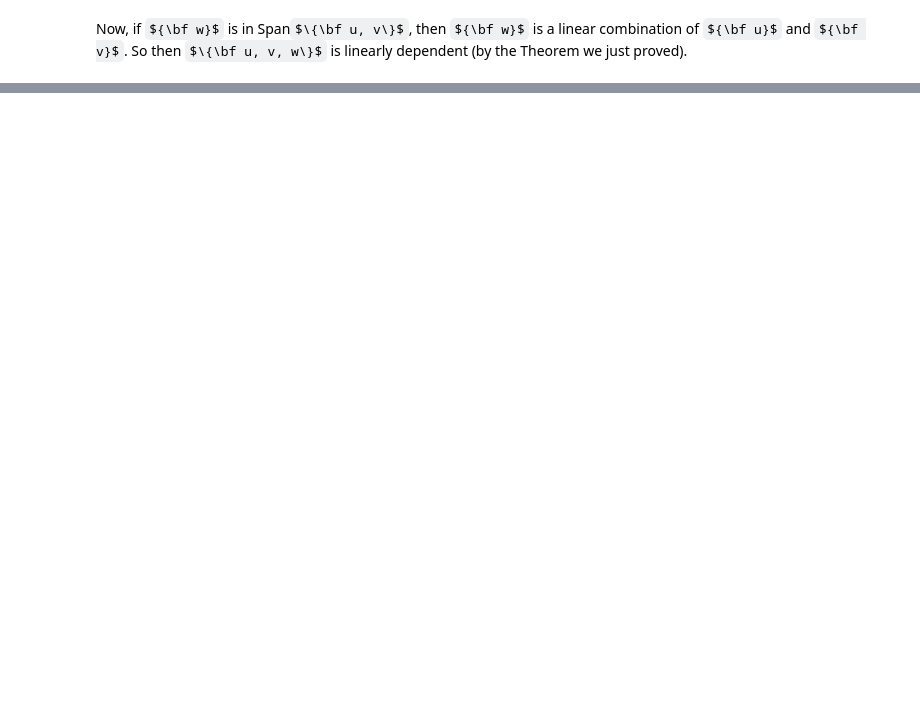
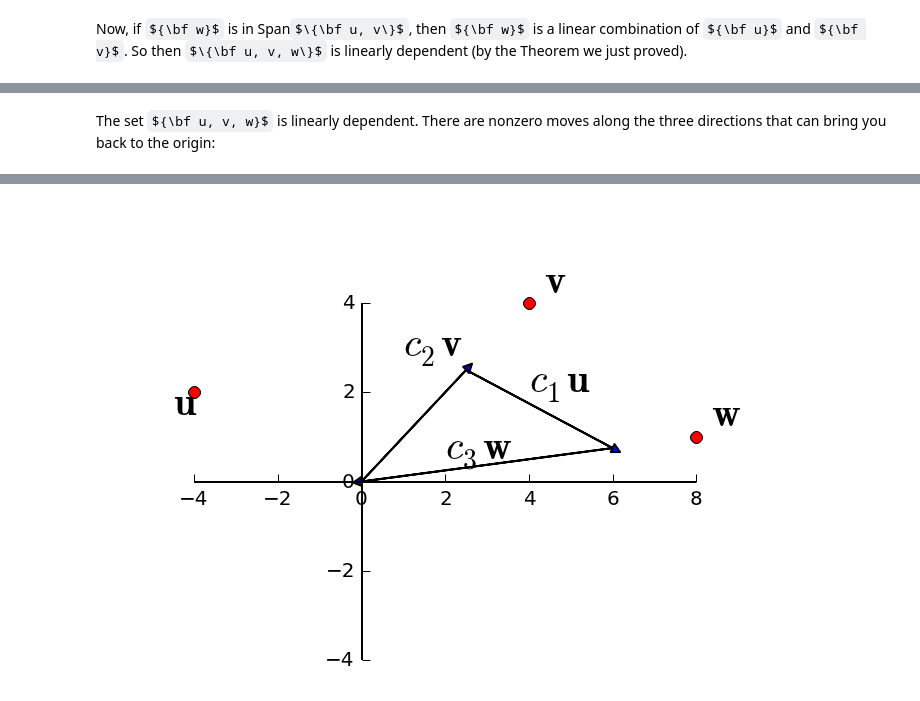
Before and after one commit to mcrovella/CS132-Geometric-Algorithms, a Jupyter notebook: L5LinearIndependence.ipynb, the cells around one changed output, grey strips where cells are left out. Saved outputs shown, nothing was run; the diff lists cells and outputs as text; code cells hidden in the pictures; some formulas as TeX source; blank space fills up the shorter version.

```diff
--- a/L5LinearIndependence.ipynb
+++ b/L5LinearIndependence.ipynb
@@ -183,0 +302,31 @@ And conversely, if
+# %% [markdown]
+The set ${\bf u, v, w}$ is linearly dependent.   There are nonzero moves along the three directions that can bring you back to the origin:
+# %%
+# No need to study this code unless you want to.
+sl.hide_code_in_slideshow()
+ax = ut.plotSetup(-6.0,10.0,-4.0,6.0)
+ut.centerAxes(ax)
+u = np.array([-2.0,1.0])
+v = np.array([2.0,2.0])
+w = np.array([4.0,0.5])
+u = 2.0*u
+v = 2.0*v
+w = 2.0*w
+ut.plotPoint(ax,u[0],u[1])
+ut.plotPoint(ax,v[0],v[1])
+ut.plotPoint(ax,w[0],w[1])
+ax.text(0.625*v[0]-1.5, 0.625*v[1]+0.3, r'$c_2\bf v$',size=20)
+ax.arrow(0,0,0.625*v[0],0.625*v[1],head_width=0.2, head_length=0.2)
+ax.text(4,2,r'$c_1\bf u$',size=20)
+ax.arrow(0.625*v[0],0.625*v[1],-0.875*u[0],-0.875*u[1],head_width=0.2, head_length=0.2)
+ax.text(2,0.5,r'$c_3\bf w$',size=20)
+ax.arrow(0.75*w[0],0.75*w[1],-0.75*w[0],-0.75*w[1],head_width=0.2, head_length=0.2)
+ax.plot(0,-3,'')
+ax.plot(7,0,'')
+ax.plot(0,3,'')
+ax.plot(-4,0,'')
+ax.text(u[0]-0.5, u[1]-0.5, r'$\bf u$',size=20)
+ax.text(v[0]+0.35, v[1]+0.25, r'$\bf v$',size=20)
+ax.text(w[0]+0.35, w[1]+0.25, r'$\bf w$',size=20)
+print ''
+# %% [output]
@@ -183,0 +334 @@ And conversely, if
+[figure, added]
```
Also changed, not shown: parts of 13 cells of this notebook, 1 other file.
